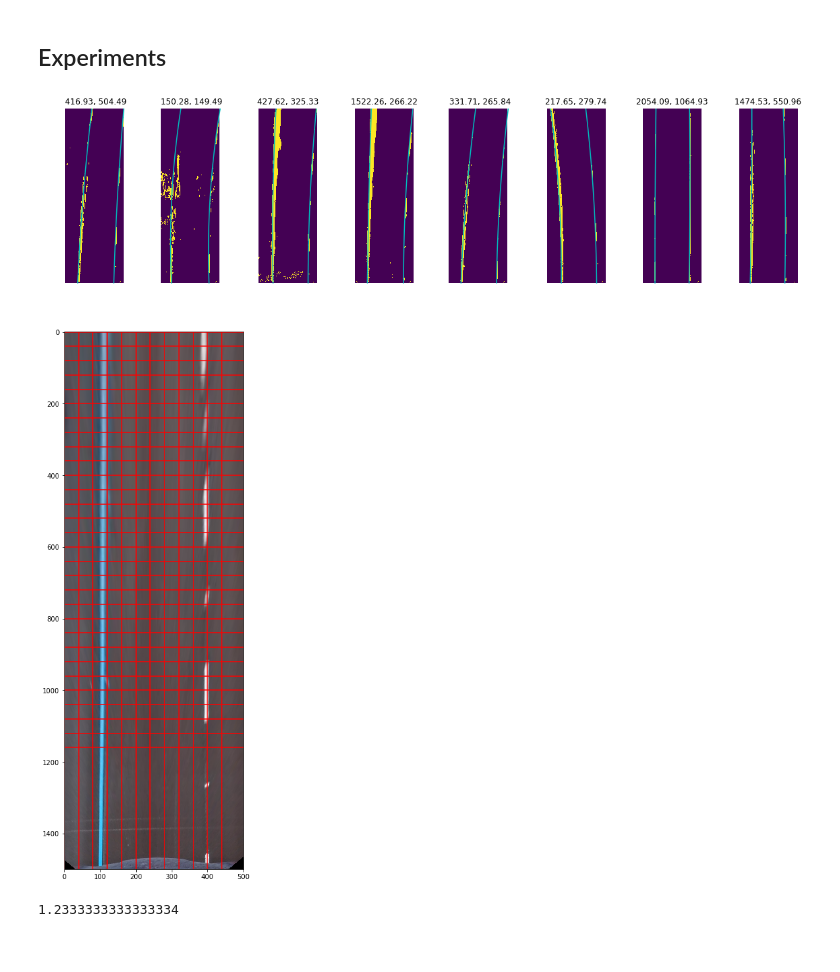
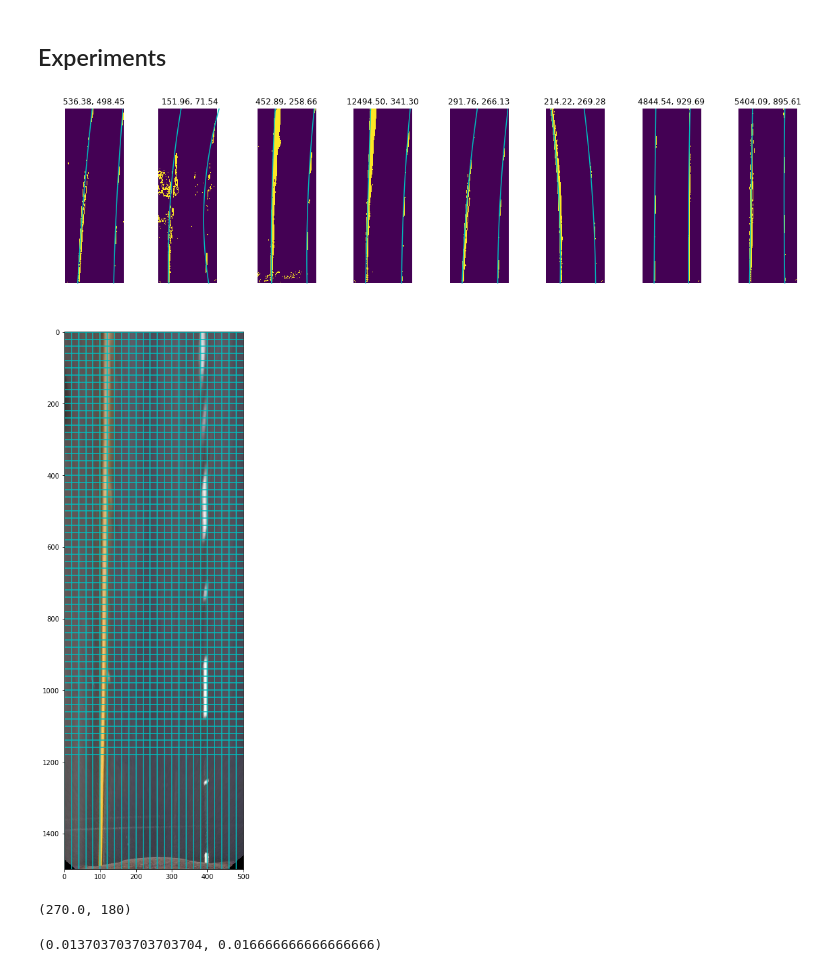
Before and after one commit to semeniuta/CarND-Advanced-Lane-Lines, a Jupyter notebook: 11_pixel_to_meter_ratios.ipynb, the cells around one changed output. Cells and saved outputs as stored; diff of their text form; code cells hidden in the pictures.

```diff
--- a/11_pixel_to_meter_ratios.ipynb
+++ b/11_pixel_to_meter_ratios.ipynb
@@ -36,7 +36,7 @@ OFFSET_X = 100
 OFFSET_Y = 0
 
 straight_images_files = ('test_images/straight_lines1.jpg', 'test_images/straight_lines2.jpg')
-straight_images = [lanelines.open_image(f) for f in straight_images_files]
+straight_images = [lanelines.open_image(f, convert_to_rgb=True) for f in straight_images_files]
 straight_images_undist = [cv2.undistort(im, cm, dc) for im in straight_images]
 
 warp_src = roadplane.define_flat_plane_on_road(straight_images_undist, x_offset=0)
@@ -46,15 +46,11 @@ warp_dst = lanelines.get_rectangle_corners_in_image(CANVAS_SZ, offset_x=OFFSET_X
 M = cv2.getPerspectiveTransform(warp_src, warp_dst)
 Minv = cv2.getPerspectiveTransform(warp_dst, warp_src)
 # %%
-test_images = [lanelines.open_image(f) for f in glob('test_images/*.jpg')]
+test_images = [lanelines.open_image(f, convert_to_rgb=True) for f in glob('test_images/*.jpg')]
 test_images_undist = [cv2.undistort(im, cm, dc) for im in test_images]
 # %% [markdown]
 ## Pipeline
 # %%
-my_params = cg_params.copy()
-my_params['canvas_size'] = CANVAS_SZ
-#my_params['n_cells_y'] = 50
+runner = CompGraphRunner(cg, frozen_tokens=cg_params)
 
-runner = CompGraphRunner(cg, frozen_tokens=my_params)
-
-#nxpd.draw(runner.token_manager.to_networkx())
+nxpd.draw(runner.token_manager.to_networkx())
@@ -87,19 +85,32 @@ for i, im in enumerate(test_images_undist):
 
     plt.title('{:.2f}, {:.2f}'.format(curv_left / PIXELS_PER_METER, curv_right / PIXELS_PER_METER))
 # %% [output]
-[figure, old version]
+[figure, new version]
 # %%
 plt.figure(figsize=(10, 15))
 
 plt.imshow(runner['warped'])
-for i in range(30):
-    plt.axhline(i * 40, color='r')
+for i in range(60):
+    plt.axhline(i * 20, color='c')
 
-for i in range(12):
-    plt.axvline(i * 40, color='r')
+for i in range(25):
+    plt.axvline(i * 20, color='c')
 # %% [output]
-[figure, old version]
+[figure, new version]
-# %%
-3.7 / 3
-# %% [output]
-1.2333333333333334
+# %%
+pix_lane = 13.5 * 20
+pix_dash = 9 * 20
+
+pix_lane, pix_dash
+# %% [output]
+(270.0, 180)
+# %%
+m_lane = 3.7
+m_dash = 3.
+
+p_x = m_lane / pix_lane
+p_y = m_dash / pix_dash
+
+p_x, p_y
+# %% [output]
+(0.013703703703703704, 0.016666666666666666)
```
Also changed, not shown: parts of 1 cell of this notebook, 1 other file.
